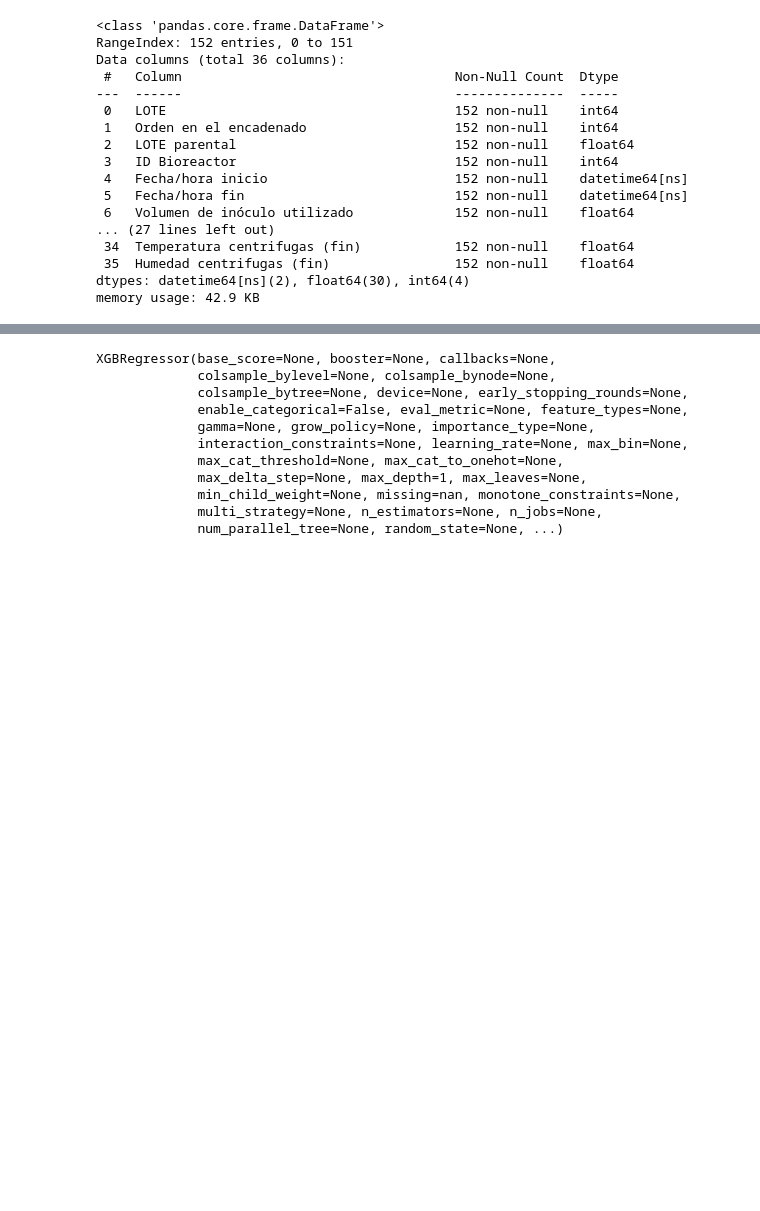
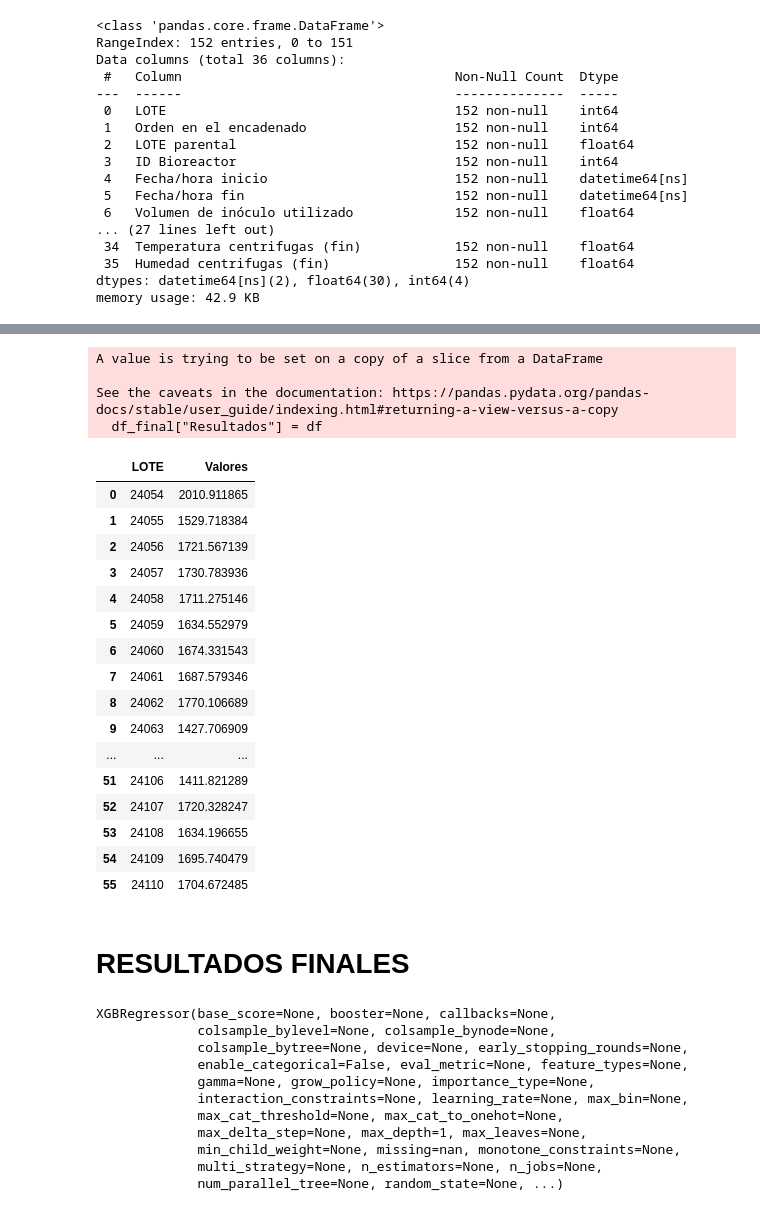
Before and after one commit to vjnoguera/Datathon-24, a Jupyter notebook: Merge global.ipynb, the cells around one changed output, grey strips where cells are left out. Drawn from its saved outputs; the diff is of its cells as text; code cells hidden in the pictures; blank space fills up the shorter version.

```diff
--- a/Merge global.ipynb
+++ b/Merge global.ipynb
@@ -579,0 +694,5 @@ X
+# %%
+data = y_pred
+# %%
+df = pd.DataFrame(data, columns=['Valores'])
+df
@@ -579,0 +717,31 @@ X
+# %%
+df_final = df_temp_test["LOTE"]
+# %%
+df_final["Resultados"] = df
+# %% [output]
+A value is trying to be set on a copy of a slice from a DataFrame
+
+See the caveats in the documentation: https://pandas.pydata.org/pandas-docs/stable/user_guide/indexing.html#returning-a-view-versus-a-copy
+  df_final["Resultados"] = df
+# %%
+df_concat = pd.concat([df_final, df], axis=1)
+df_concat = df_concat.iloc[:56,:]
+df_concat
+# %% [output]
+|  | LOTE | Valores |
+| 0 | 24054 | 2010.911865 |
+| 1 | 24055 | 1529.718384 |
+| 2 | 24056 | 1721.567139 |
+| 3 | 24057 | 1730.783936 |
+| 4 | 24058 | 1711.275146 |
+| 5 | 24059 | 1634.552979 |
+| 6 | 24060 | 1674.331543 |
+| 7 | 24061 | 1687.579346 |
+| 8 | 24062 | 1770.106689 |
+| 9 | 24063 | 1427.706909 |
+| ... | ... | ... |
+| 51 | 24106 | 1411.821289 |
+| 52 | 24107 | 1720.328247 |
+| 53 | 24108 | 1634.196655 |
+| 54 | 24109 | 1695.740479 |
+| 55 | 24110 | 1704.672485 |
@@ -579,0 +750,2 @@ X
+# %% [markdown]
+# RESULTADOS FINALES
```
Also changed, not shown: parts of 38 cells of this notebook, 6 other files.
